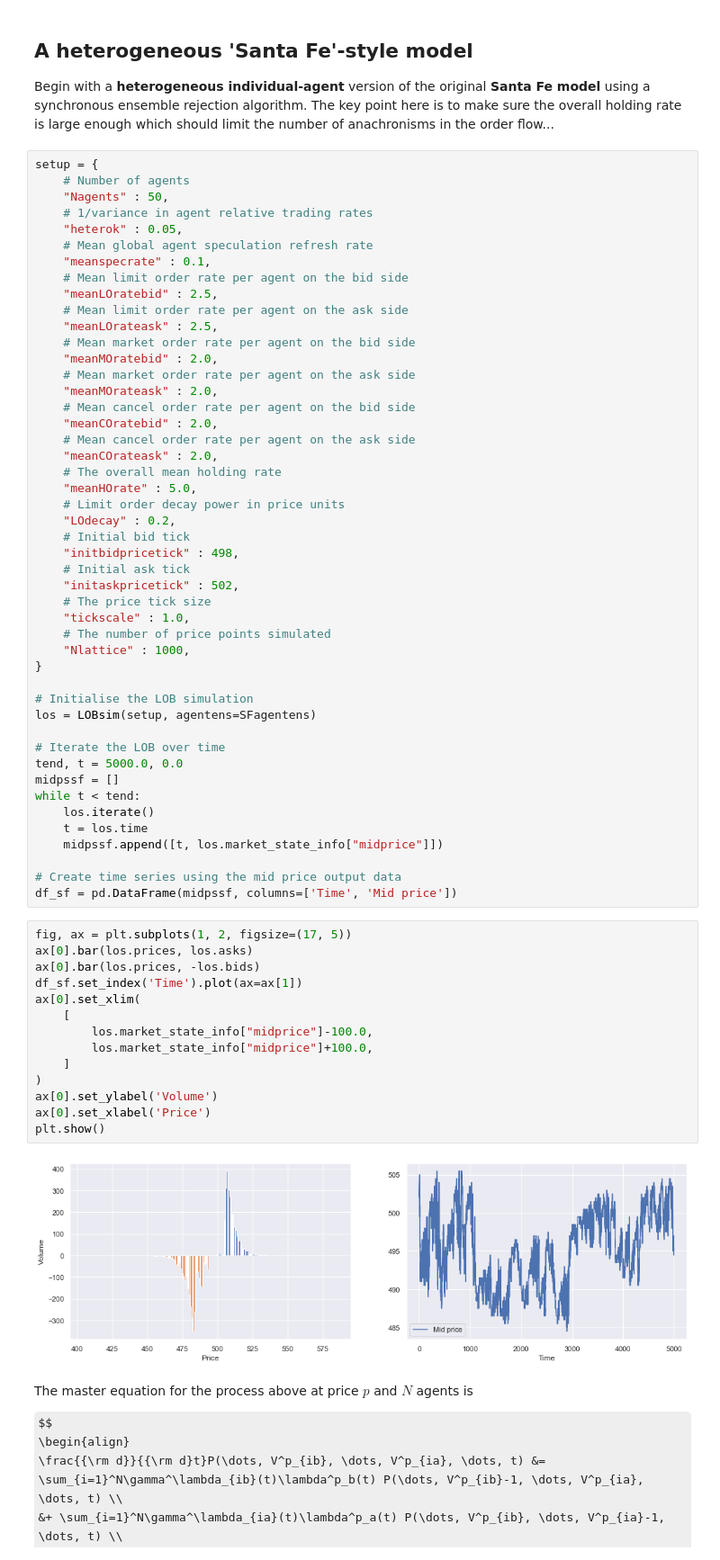
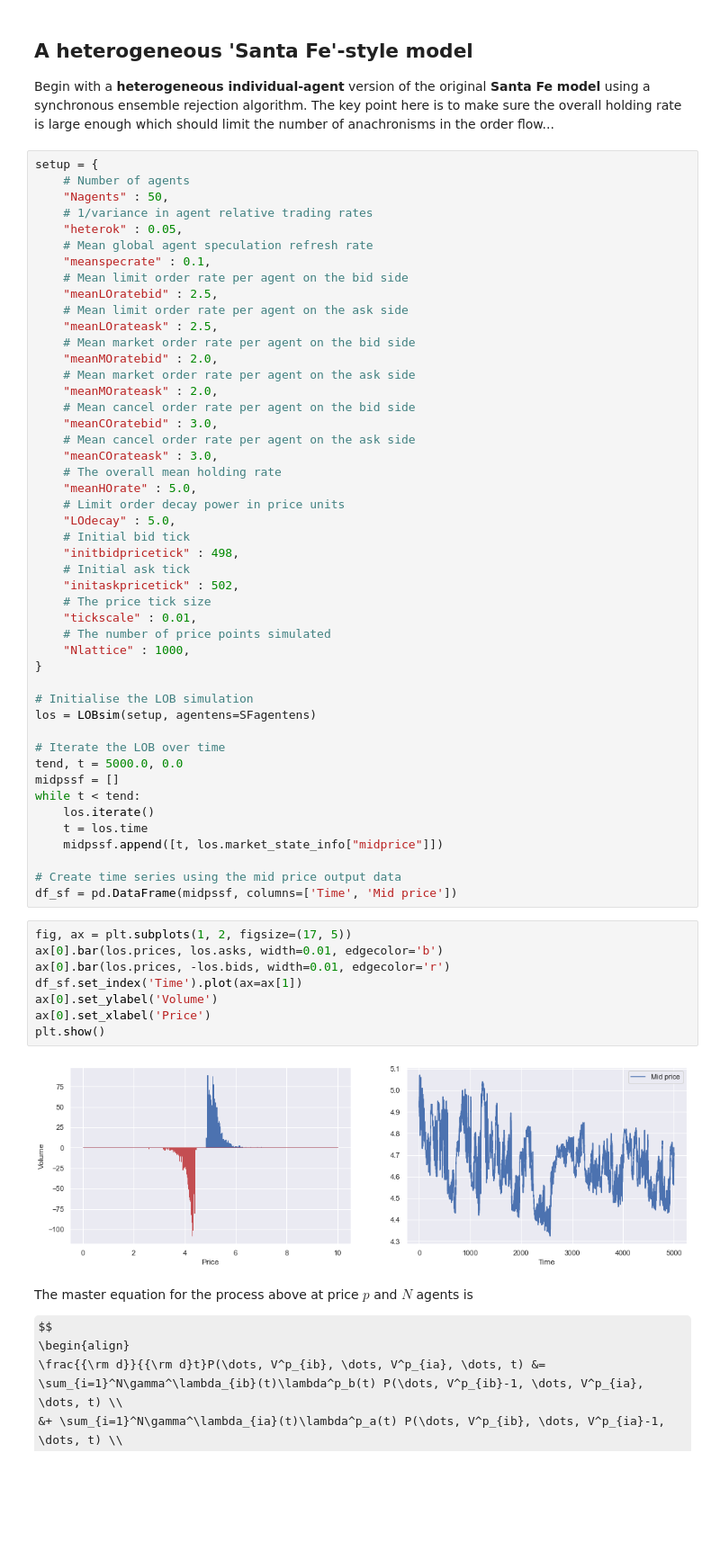
Before and after one commit to umbralcalc/lobsim, a Jupyter notebook: LOB_simulation.ipynb, the cells around one changed output. Shown: that part at 90% size. Cells and saved outputs as stored; diff of their text form; some formulas as TeX source; blank space fills up the shorter version.

```diff
--- a/LOB_simulation.ipynb
+++ b/LOB_simulation.ipynb
@@ -47,19 +54,19 @@ setup = {
     # Mean market order rate per agent on the ask side
     "meanMOrateask" : 2.0,
     # Mean cancel order rate per agent on the bid side
-    "meanCOratebid" : 2.0,
+    "meanCOratebid" : 3.0,
     # Mean cancel order rate per agent on the ask side
-    "meanCOrateask" : 2.0,
+    "meanCOrateask" : 3.0,
     # The overall mean holding rate
     "meanHOrate" : 5.0,
     # Limit order decay power in price units
-    "LOdecay" : 0.2,
+    "LOdecay" : 5.0,
     # Initial bid tick
     "initbidpricetick" : 498,
     # Initial ask tick
     "initaskpricetick" : 502,
     # The price tick size
-    "tickscale" : 1.0,
+    "tickscale" : 0.01,
     # The number of price points simulated
     "Nlattice" : 1000,
 }
@@ -79,20 +86,14 @@ while t < tend:
 df_sf = pd.DataFrame(midpssf, columns=['Time', 'Mid price'])
 # %%
 fig, ax = plt.subplots(1, 2, figsize=(17, 5))
-ax[0].bar(los.prices, los.asks)
-ax[0].bar(los.prices, -los.bids)
+ax[0].bar(los.prices, los.asks, width=0.01, edgecolor='b')
+ax[0].bar(los.prices, -los.bids, width=0.01, edgecolor='r')
 df_sf.set_index('Time').plot(ax=ax[1])
-ax[0].set_xlim(
-    [
-        los.market_state_info["midprice"]-100.0,
-        los.market_state_info["midprice"]+100.0,
-    ]
-)
 ax[0].set_ylabel('Volume')
 ax[0].set_xlabel('Price')
 plt.show()
 # %% [output]
-[figure, old version]
+[figure, new version]
 # %% [markdown]
 The master equation for the process above at price $p$ and $N$ agents is
 
```
Also changed, not shown: parts of 9 cells of this notebook, 1 other file.
